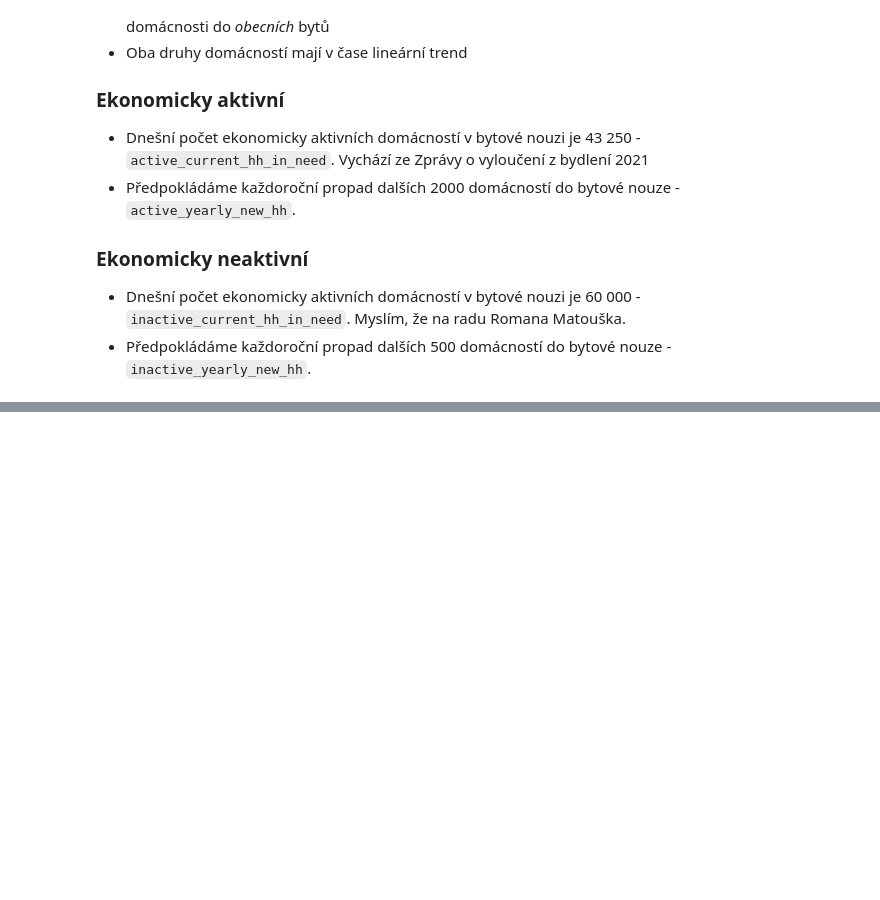
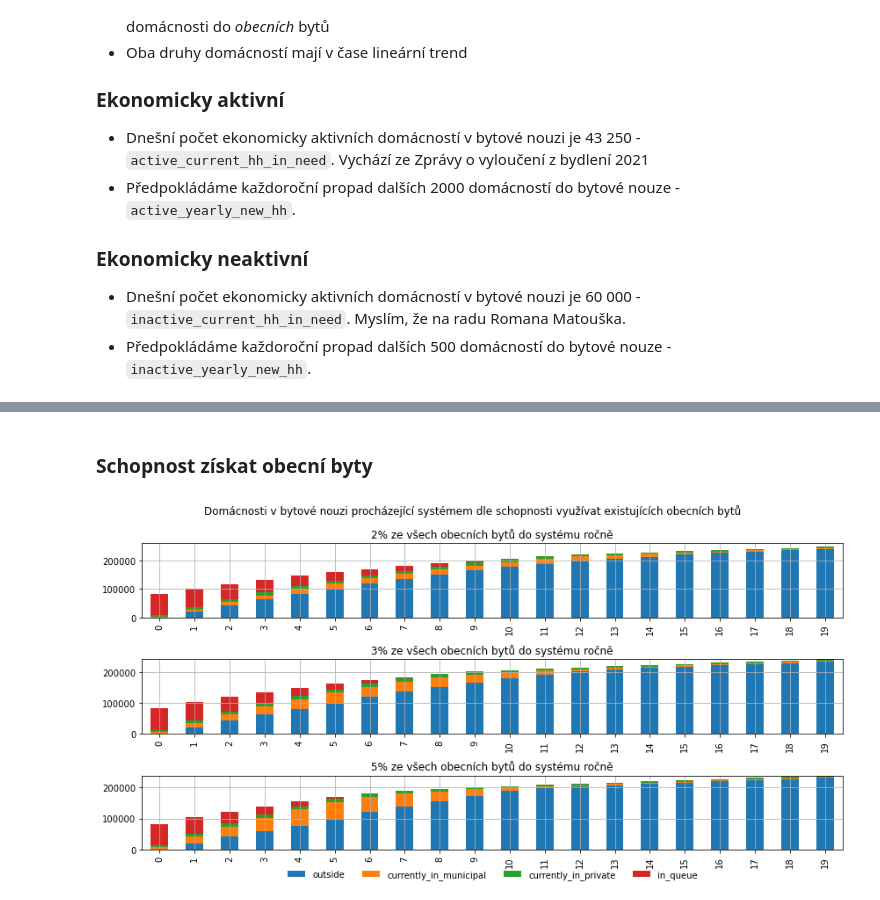
Before and after one commit to vitekzkytek/SocialHousingModel, a Jupyter notebook: model.ipynb, the cells around one changed output, grey strips where cells are left out. Saved outputs shown, nothing was run; the diff lists cells and outputs as text; code cells hidden in the pictures; blank space fills up the shorter version.

```diff
--- a/model.ipynb
+++ b/model.ipynb
@@ -216,0 +167,17 @@ cleared#.loc[:,idx[:,['private','active']]]
+# %% [markdown]
+### Schopnost získat obecní byty
+# %%
+from main import simulate_social_housing
+
+fig, axs = plt.subplots(nrows=3,ncols=1,figsize=(15,9))
+config = {key:default_params[key] for key in default_params if key != 'municipal_existing_availability_rate'}
+
+for i, municipal_existing_availability_rate in enumerate([0.015,0.03, 0.05]):
+    flows,hhs_stats = simulate_social_housing(municipal_existing_availability_rate=municipal_existing_availability_rate ,**config)
+    hhs_stats.stack(1).sum(axis=1).unstack()[['outside','currently_in_municipal','currently_in_private','in_queue']].plot.bar(stacked=True,figsize=(12,6),grid=True,ax=axs[i],title=f'{round(municipal_existing_availability_rate*100)}% ze všech obecních bytů do systému ročně',legend=False);
+fig.suptitle('Domácnosti v bytové nouzi procházející systémem dle schopnosti využívat existujících obecních bytů')
+handles, labels = axs[i].get_legend_handles_labels()
+fig.legend(handles, labels, loc=(0.25,0),ncol=4,frameon=False)
+fig.tight_layout()
+# %% [output]
+[figure, added]
```
Also changed, not shown: parts of 25 cells of this notebook, 1 other file.
